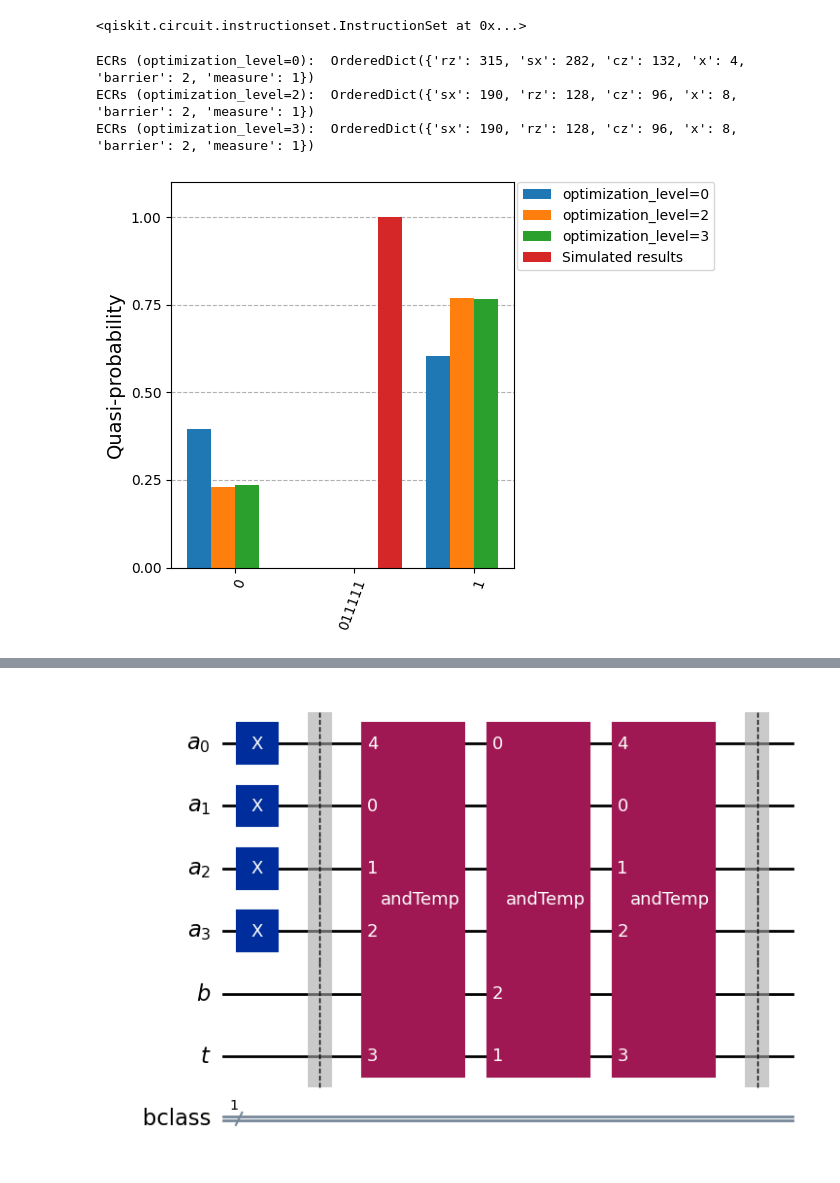
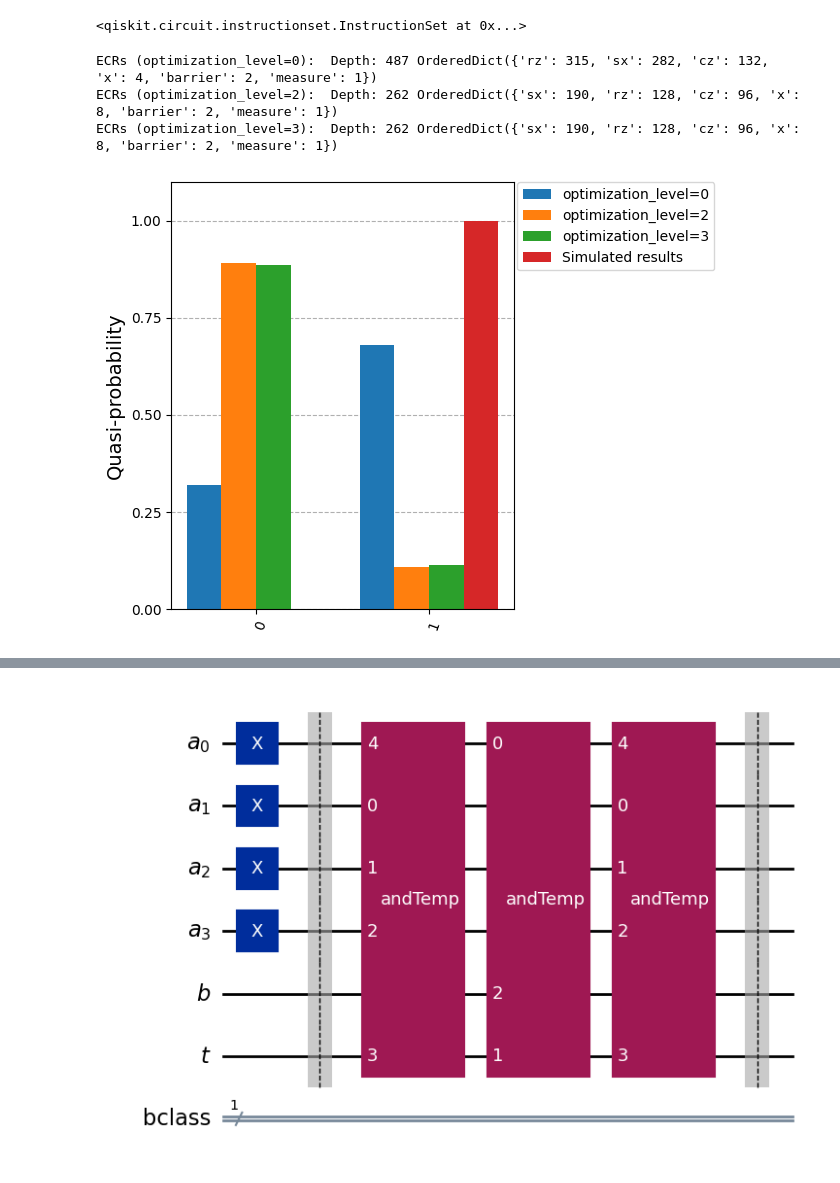
Before and after one commit to cesar-garza01/quantum-algorithms, a Jupyter notebook: Efficient_AND_updated.ipynb, the cells around one changed output, grey strips where cells are left out. Saved outputs shown, nothing was run; the diff lists cells and outputs as text; code cells hidden in the pictures.

```diff
--- a/Efficient_AND_updated.ipynb
+++ b/Efficient_AND_updated.ipynb
@@ -322,12 +331,12 @@ opt_levels = [0,2,3]
 # Using the same circuit, transpile each to a different optimization level
 for optimization_level in opt_levels:
     transpiled_and_qc = transpile(andCirc, backend, optimization_level=optimization_level, seed_transpiler=1000)
-    print(f"ECRs (optimization_level={optimization_level}): ", transpiled_and_qc.count_ops())
+    print(f"ECRs (optimization_level={optimization_level}): ", "Depth:", transpiled_and_qc.depth(), transpiled_and_qc.count_ops())
     circuits.append(transpiled_and_qc)
 # %% [output]
-ECRs (optimization_level=0):  OrderedDict({'rz': 315, 'sx': 282, 'cz': 132, 'x': 4, 'barrier': 2, 'measure': 1})
-ECRs (optimization_level=2):  OrderedDict({'sx': 190, 'rz': 128, 'cz': 96, 'x': 8, 'barrier': 2, 'measure': 1})
-ECRs (optimization_level=3):  OrderedDict({'sx': 190, 'rz': 128, 'cz': 96, 'x': 8, 'barrier': 2, 'measure': 1})
+ECRs (optimization_level=0):  Depth: 487 OrderedDict({'rz': 315, 'sx': 282, 'cz': 132, 'x': 4, 'barrier': 2, 'measure': 1})
+ECRs (optimization_level=2):  Depth: 262 OrderedDict({'sx': 190, 'rz': 128, 'cz': 96, 'x': 8, 'barrier': 2, 'measure': 1})
+ECRs (optimization_level=3):  Depth: 262 OrderedDict({'sx': 190, 'rz': 128, 'cz': 96, 'x': 8, 'barrier': 2, 'measure': 1})
 # %%
 from qiskit_ibm_runtime import SamplerV2 as Sampler, Batch
 
@@ -349,17 +358,17 @@ total_results = [result[i].data.bclass.get_counts() for i in range(valid_range)]
 empirical_counts = [probcounts.normalize_counts_dict(total_results[i]) for i in range(valid_range)]
 # %%
 plot_histogram(
-    empirical_counts + [results],
+    empirical_counts + [counts1],
     legend=[
         "optimization_level=0",
         "optimization_level=2",
         "optimization_level=3",
         "Simulated results",
     ],
     bar_labels=False
 )
 # %% [output]
-[figure, old version]
+[figure, new version]
 # %%
 from qiskit_ibm_runtime import QiskitRuntimeService, Sampler, Session, Options, EstimatorV2 as Estimator
 from qiskit.quantum_info import SparsePauliOp, SparseObservable
```
Also changed, not shown: parts of 20 cells of this notebook.
